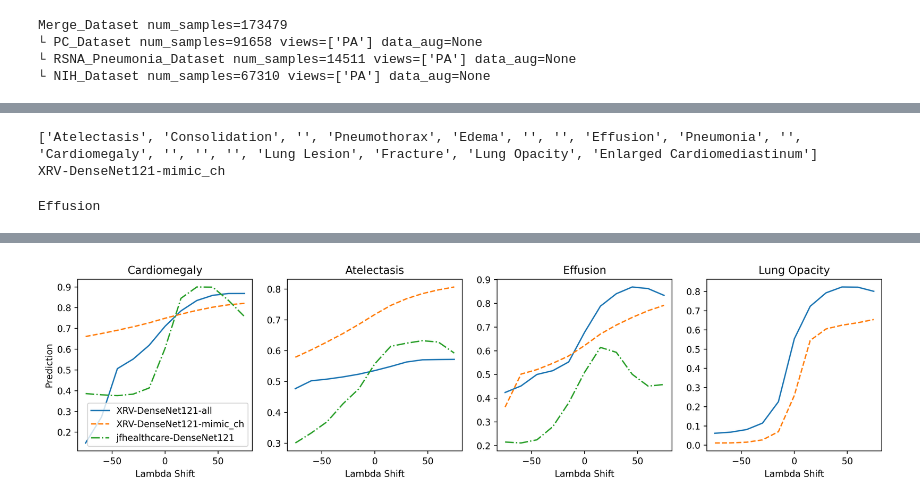
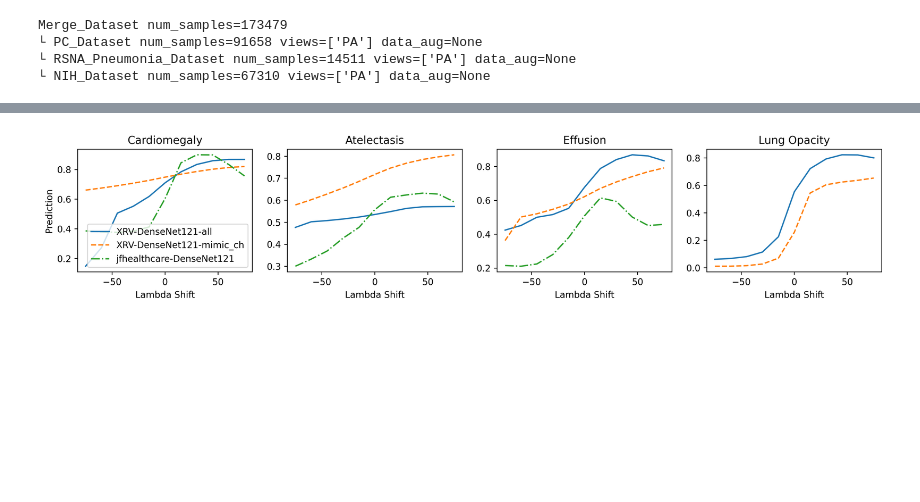
Before and after one commit to mlmed/gifsplanation, a Jupyter notebook: gif-plot-latent-range.ipynb, the cells around one changed output, grey strips where cells are left out. Drawn from its saved outputs; the diff is of its cells as text; code cells hidden in the pictures; blank space fills up the shorter version.

```diff
--- a/gif-plot-latent-range.ipynb
+++ b/gif-plot-latent-range.ipynb
@@ -78,20 +53,15 @@ array([106697, 107051, 108087, 108199, 109056, 109258, 109697, 110785,
 # %%
-model = models[1]
-print(model.pathologies)
-print(model)
+# model = models[1]
+# print(model.pathologies)
+# print(model)
-# %% [output]
-['Atelectasis', 'Consolidation', '', 'Pneumothorax', 'Edema', '', '', 'Effusion', 'Pneumonia', '', 'Cardiomegaly', '', '', '', 'Lung Lesion', 'Fracture', 'Lung Opacity', 'Enlarged Cardiomediastinum']
-XRV-DenseNet121-mimic_ch
 # %%
-print(target)
-sample = dmerge[dwhere[50]]
-image = torch.from_numpy(sample["img"]).unsqueeze(0).cuda()
+# print(target)
+# sample = dmerge[dwhere[50]]
+# image = torch.from_numpy(sample["img"]).unsqueeze(0).cuda()
-# %% [output]
-Effusion
 # %%
 # params = attribution.compute_attribution(image.cuda(), "latentshift", model, target, ret_params=True, ae=ae)
 # %%
-fig, ax = plt.subplots(1,len(for_eval), figsize=(16,3.5), dpi=350)
+fig, ax = plt.subplots(1,len(for_eval), figsize=(16,2.5), dpi=350)
 lines = ["-","--","-.",":"]
 samples = [25,0,0,16]
 for i, target in enumerate(for_eval):
@@ -130,2 +100,2 @@ Lung Opacity
 [0.25873494] -75 75
-[figure, old version]
+[figure, new version]
```
Also changed, not shown: parts of 7 cells of this notebook.
